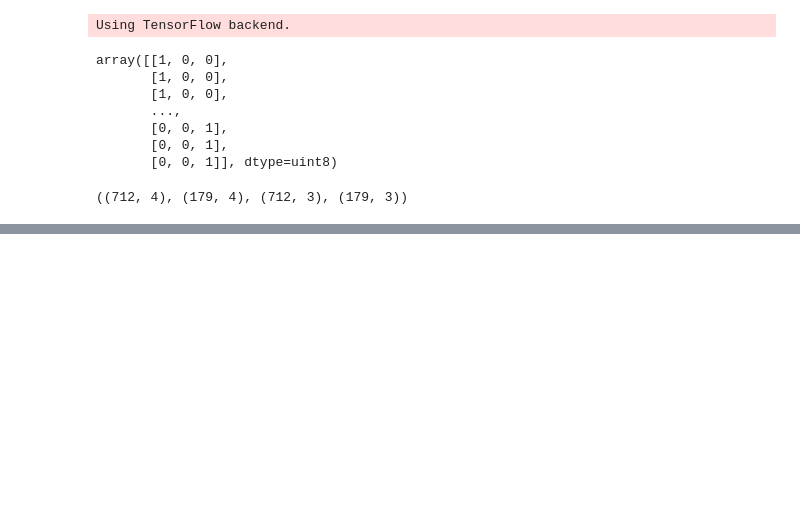
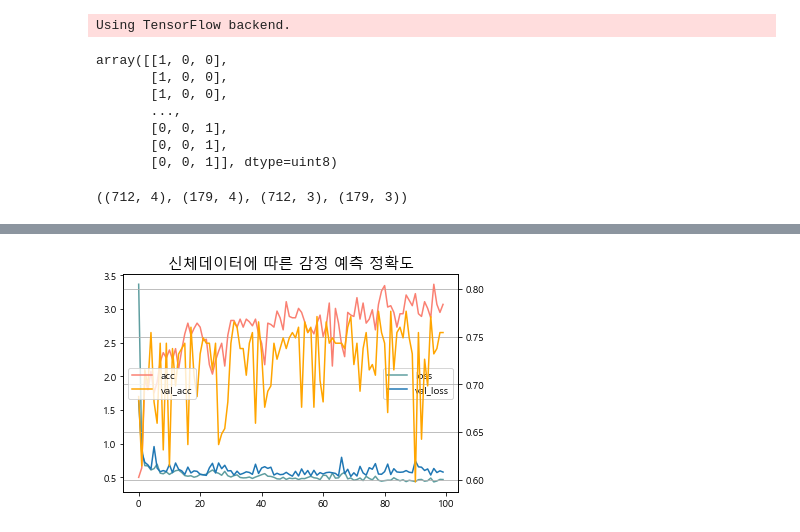
Before and after one commit to chanilli/CNUCSE_wearableDataAnalysis, a Jupyter notebook: 졸업프로젝트_1015_1830_박찬일데이터.ipynb, the cells around one changed output, grey strips where cells are left out. Drawn from its saved outputs; the diff is of its cells as text; code cells hidden in the pictures; blank space fills up the shorter version.

```diff
--- a/졸업프로젝트_1015_1830_박찬일데이터.ipynb
+++ b/졸업프로젝트_1015_1830_박찬일데이터.ipynb
@@ -168,0 +241,14 @@ weighted avg       0.68      0.68      0.68       179
+# %%
+from keras.models import Sequential
+from keras.layers import Dense
+from keras.optimizers import Adam
+
+model = Sequential()
+sgd=optimizers.SGD(lr=0.01)
+model.add(Dense(64,input_shape=(4,),activation='relu'))
+model.add(Dense(64,activation='relu'))
+model.add(Dense(2,activation='softmax'))
+
+model.compile(loss='categorical_crossentropy',optimizer='Adam',metrics=['accuracy'])
+
+model.summary()
@@ -168,0 +269,16 @@ weighted avg       0.68      0.68      0.68       179
+# %%
+import matplotlib
+from matplotlib import font_manager, rc
+import platform
+
+if platform.system() == 'Windows':
+# 윈도우인 경우
+    font_name = font_manager.FontProperties(fname="c:/Windows/Fonts/malgun.ttf").get_name()
+    rc('font', family=font_name)
+else:
+# Mac 인 경우
+    rc('font', family='AppleGothic')
+
+matplotlib.rcParams['axes.unicode_minus'] = False
+# %%
+hist = model.fit(X_train, y_train, validation_data=(X_test, y_test), epochs=100)
@@ -168,0 +309,16 @@ weighted avg       0.68      0.68      0.68       179
+# %%
+import matplotlib.pyplot as plt
+%matplotlib inline
+fig,ax1=plt.subplots()
+ax2=ax1.twinx()
+ax1.plot(hist.history['loss'],color='cadetblue')
+ax1.plot(hist.history['val_loss'])
+ax2.plot(hist.history['acc'],color='salmon')
+ax2.plot(hist.history['val_acc'],color='orange')
+ax1.legend(['loss','val_loss'],loc='center right')
+ax2.legend(['acc','val_acc'],loc='center left')
+plt.title("신체데이터에 따른 감정 예측 정확도", fontsize = 15)
+plt.grid()
+plt.show()
+# %% [output]
+[figure, added]
```
Also changed, not shown: parts of 17 cells of this notebook.
